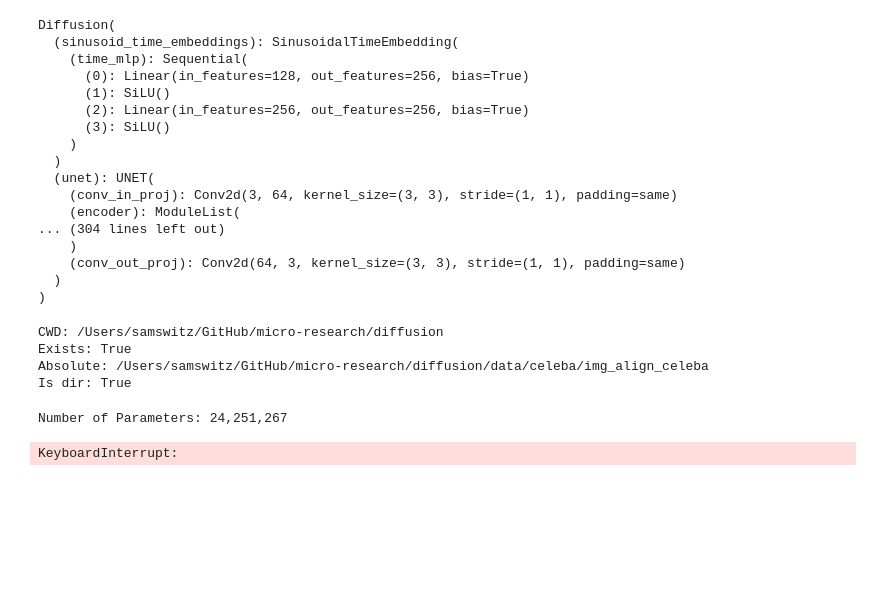
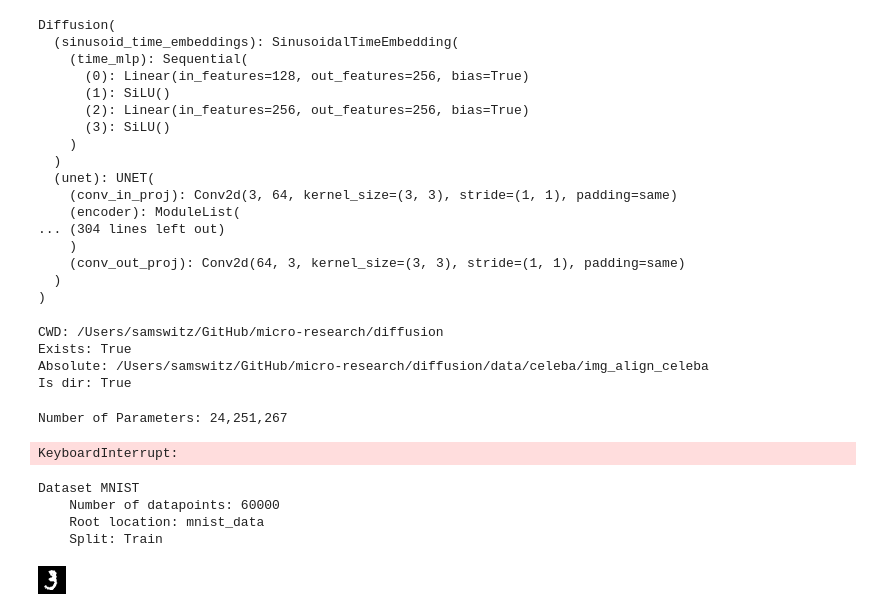
Before and after one commit to sdswitz/micro-research, a Jupyter notebook: diffusion/diffusion-1.ipynb, the cells around one changed output. Cells and saved outputs as stored; diff of their text form; code cells hidden in the pictures; blank space fills up the shorter version.

```diff
--- a/diffusion/diffusion-1.ipynb
+++ b/diffusion/diffusion-1.ipynb
@@ -756,0 +763,12 @@ KeyboardInterrupt:
+# %%
+data = torchvision.datasets.MNIST(root="mnist_data", download=True)
+data
+# %% [output]
+Dataset MNIST
+    Number of datapoints: 60000
+    Root location: mnist_data
+    Split: Train
+# %%
+data.__getitem__(10)[0]
+# %% [output]
+[figure, added]
```
Also changed, not shown: parts of 2 cells of this notebook, 17 other files.
